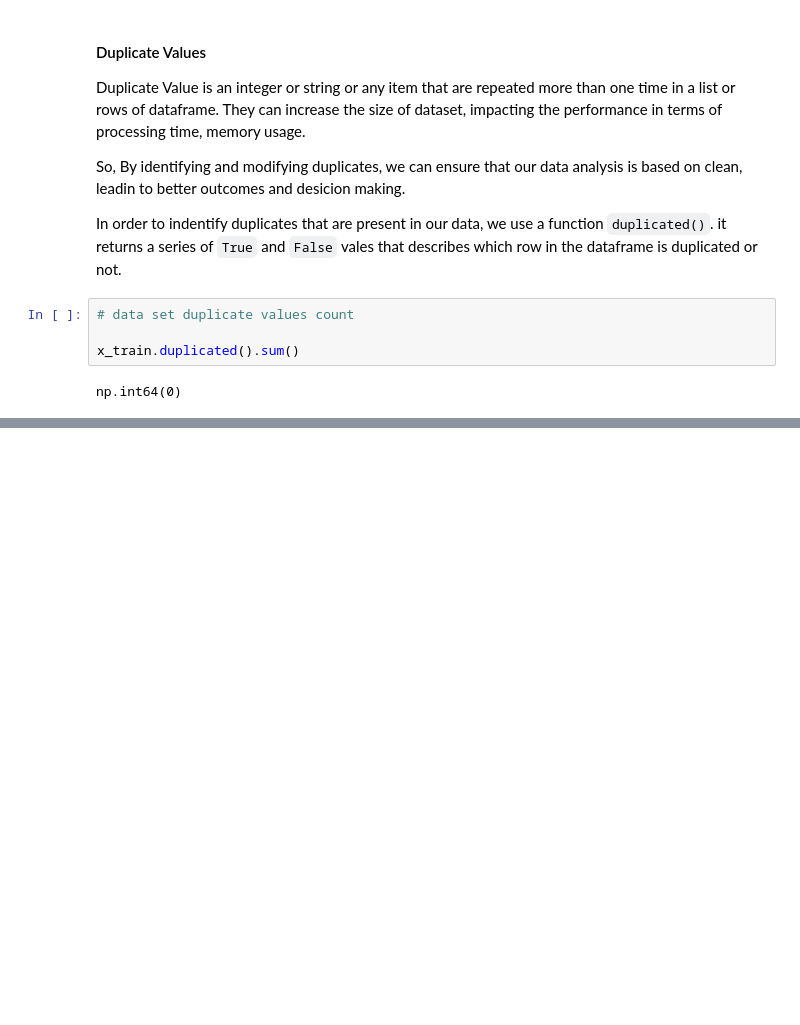
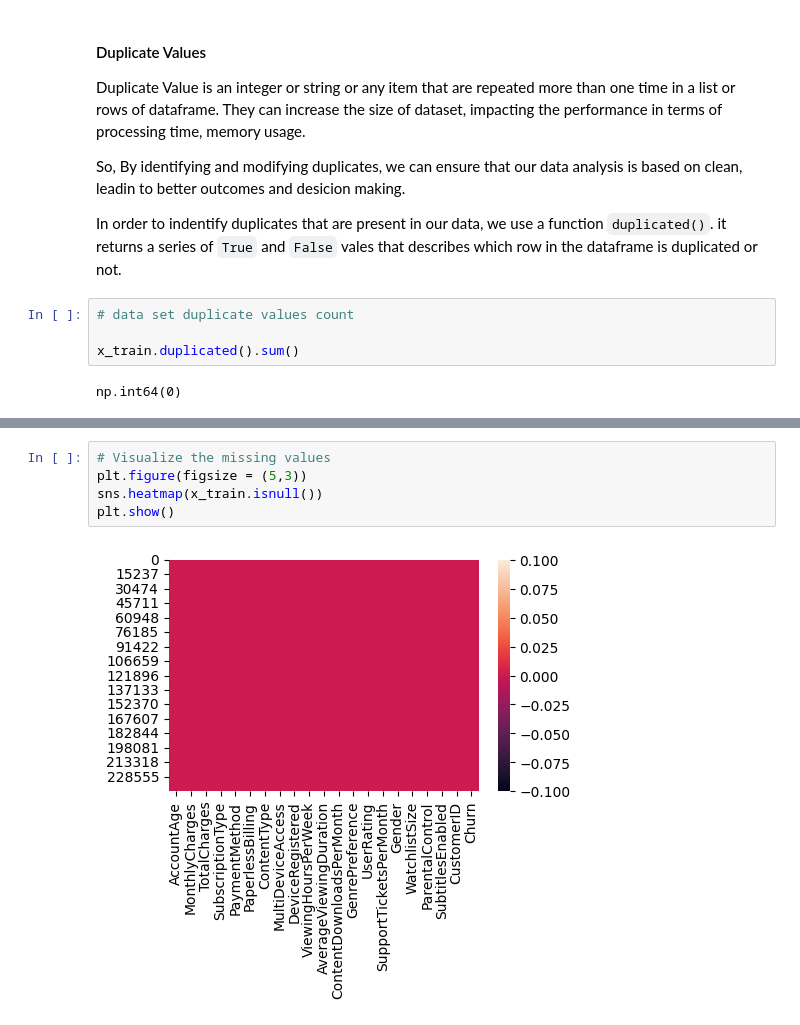
Before and after one commit to BVR198/Data-Science-Challenge, a Jupyter notebook: Customer Churn.ipynb, the cells around one changed output, grey strips where cells are left out. Drawn from its saved outputs; the diff is of its cells as text; blank space fills up the shorter version.

```diff
--- a/Customer Churn.ipynb
+++ b/Customer Churn.ipynb
@@ -142,0 +181,7 @@ np.int64(0)
+# %%
+# Visualize the missing values
+plt.figure(figsize = (5,3))
+sns.heatmap(x_train.isnull())
+plt.show()
+# %% [output]
+[figure, added]
```
Also changed, not shown: parts of 3 cells of this notebook.
